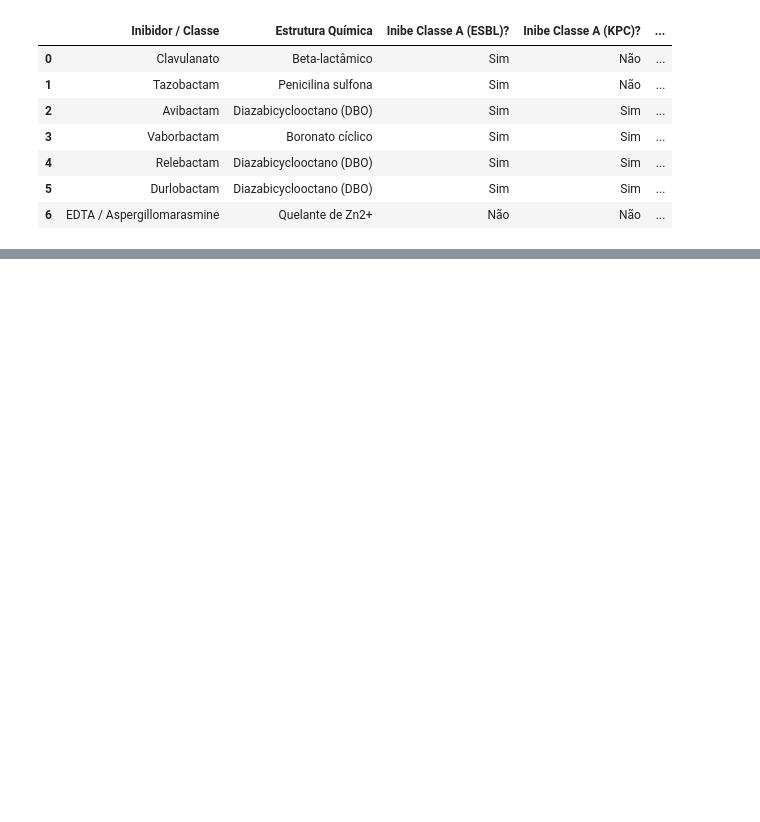
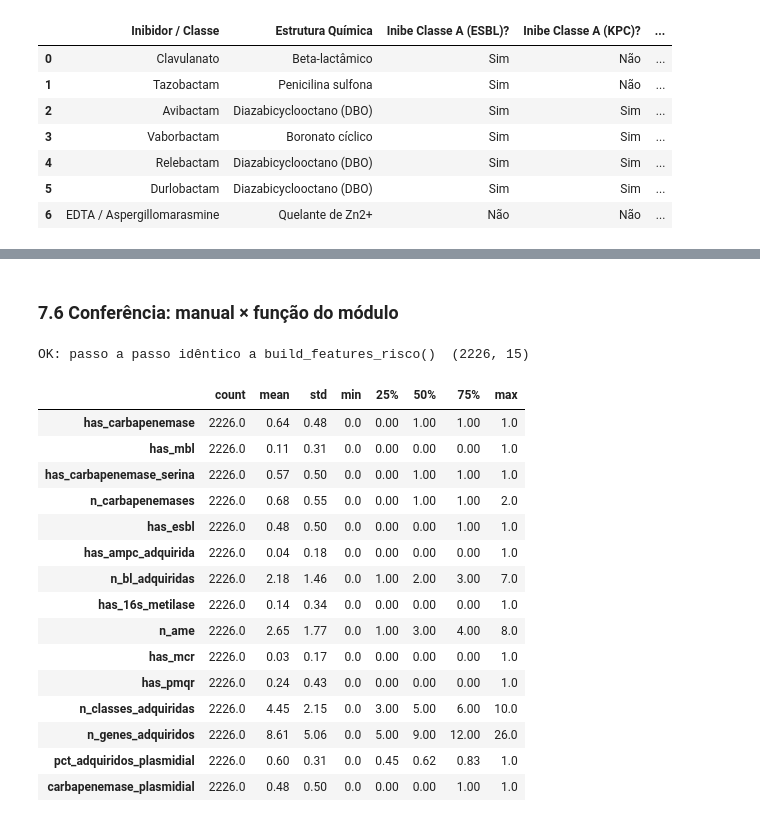
Before and after one commit to Rodrigo-Lusa/ml_isolados_brasileiros, a Jupyter notebook: notebooks/02_classes_bl.ipynb, the cells around one changed output, grey strips where cells are left out. Drawn from its saved outputs; the diff is of its cells as text; code cells hidden in the pictures; blank space fills up the shorter version.

```diff
--- a/notebooks/02_classes_bl.ipynb
+++ b/notebooks/02_classes_bl.ipynb
@@ -313,0 +843,4 @@ Name: count, dtype: int64
+# %%
+a = anotado[anotado["categoria"].notna()].copy()
+print(f"{len(anotado)} → {len(a)} linhas (só adquiridos)")
+exemplos(a, ["gene_clean", "categoria", "funcao_bl", "plasmidial"])
@@ -313,0 +914,9 @@ Name: count, dtype: int64
+# %%
+index = metadata.index
+carb = a["categoria"] == "bl_carbapenemase"
+
+passo2 = a[carb].groupby("sample_id").size()
+passo3 = passo2.reindex(index, fill_value=0)
+print(f"passo 2: {len(passo2)} genomas (só quem tem carbapenemase)")
+print(f"passo 3: {len(passo3)} genomas (todos; {(passo3 == 0).sum()} com zero)")
+passo3.loc[list(EXEMPLOS)].rename(index=EXEMPLOS)
@@ -313,0 +938,19 @@ Name: count, dtype: int64
+# %%
+def conta(mask):
+    return a[mask].groupby("sample_id").size().reindex(index, fill_value=0)
+
+
+feats = pd.DataFrame(index=index)
+feats["has_carbapenemase"] = (conta(carb) > 0).astype(int)
+feats["has_mbl"] = (conta(a["funcao_bl"] == "carbapenemase_mbl") > 0).astype(int)
+feats["has_carbapenemase_serina"] = (conta(a["funcao_bl"] == "carbapenemase_serina") > 0).astype(int)
+feats["n_carbapenemases"] = conta(carb)
+feats["has_esbl"] = (conta(a["categoria"] == "bl_esbl") > 0).astype(int)
+feats["has_ampc_adquirida"] = (conta(a["categoria"] == "bl_ampc") > 0).astype(int)
+feats["n_bl_adquiridas"] = conta(a["classe"] == "beta_lactamico")
+feats["has_16s_metilase"] = (conta(a["categoria"] == "aminoglicosideo_metilase") > 0).astype(int)
+feats["n_ame"] = conta(a["categoria"] == "aminoglicosideo_ame")
+feats["has_mcr"] = (conta(a["categoria"] == "polimixina_mcr") > 0).astype(int)
+feats["has_pmqr"] = (conta(a["categoria"] == "quinolona_pmqr") > 0).astype(int)
+
+feats.loc[list(EXEMPLOS)].rename(index=EXEMPLOS).T
@@ -313,0 +972,8 @@ Name: count, dtype: int64
+# %%
+g = a.groupby("sample_id")
+feats["n_classes_adquiridas"] = g["classe"].nunique().reindex(index, fill_value=0)
+feats["n_genes_adquiridos"] = g.size().reindex(index, fill_value=0)
+feats["pct_adquiridos_plasmidial"] = g["plasmidial"].mean().reindex(index).fillna(0.0)
+feats["carbapenemase_plasmidial"] = (conta(carb & a["plasmidial"]) > 0).astype(int)
+
+feats.loc[list(EXEMPLOS)].rename(index=EXEMPLOS).T
@@ -313,0 +997,25 @@ Name: count, dtype: int64
+# %% [markdown]
+### 7.6 Conferência: manual × função do módulo
+# %%
+features_todas = build_features_risco(anotado, metadata.index)
+pd.testing.assert_frame_equal(feats, features_todas)
+print(f"OK: passo a passo idêntico a build_features_risco()  {features_todas.shape}")
+features_todas.describe().T.round(2)
+# %% [output]
+OK: passo a passo idêntico a build_features_risco()  (2226, 15)
+|  | count | mean | std | min | 25% | 50% | 75% | max |
+| has_carbapenemase | 2226.0 | 0.64 | 0.48 | 0.0 | 0.00 | 1.00 | 1.00 | 1.0 |
+| has_mbl | 2226.0 | 0.11 | 0.31 | 0.0 | 0.00 | 0.00 | 0.00 | 1.0 |
+| has_carbapenemase_serina | 2226.0 | 0.57 | 0.50 | 0.0 | 0.00 | 1.00 | 1.00 | 1.0 |
+| n_carbapenemases | 2226.0 | 0.68 | 0.55 | 0.0 | 0.00 | 1.00 | 1.00 | 2.0 |
+| has_esbl | 2226.0 | 0.48 | 0.50 | 0.0 | 0.00 | 0.00 | 1.00 | 1.0 |
+| has_ampc_adquirida | 2226.0 | 0.04 | 0.18 | 0.0 | 0.00 | 0.00 | 0.00 | 1.0 |
+| n_bl_adquiridas | 2226.0 | 2.18 | 1.46 | 0.0 | 1.00 | 2.00 | 3.00 | 7.0 |
+| has_16s_metilase | 2226.0 | 0.14 | 0.34 | 0.0 | 0.00 | 0.00 | 0.00 | 1.0 |
+| n_ame | 2226.0 | 2.65 | 1.77 | 0.0 | 1.00 | 3.00 | 4.00 | 8.0 |
+| has_mcr | 2226.0 | 0.03 | 0.17 | 0.0 | 0.00 | 0.00 | 0.00 | 1.0 |
+| has_pmqr | 2226.0 | 0.24 | 0.43 | 0.0 | 0.00 | 0.00 | 0.00 | 1.0 |
+| n_classes_adquiridas | 2226.0 | 4.45 | 2.15 | 0.0 | 3.00 | 5.00 | 6.00 | 10.0 |
+| n_genes_adquiridos | 2226.0 | 8.61 | 5.06 | 0.0 | 5.00 | 9.00 | 12.00 | 26.0 |
+| pct_adquiridos_plasmidial | 2226.0 | 0.60 | 0.31 | 0.0 | 0.45 | 0.62 | 0.83 | 1.0 |
+| carbapenemase_plasmidial | 2226.0 | 0.48 | 0.50 | 0.0 | 0.00 | 0.00 | 1.00 | 1.0 |
```
Also changed, not shown: parts of 94 cells of this notebook, 13 other files.
